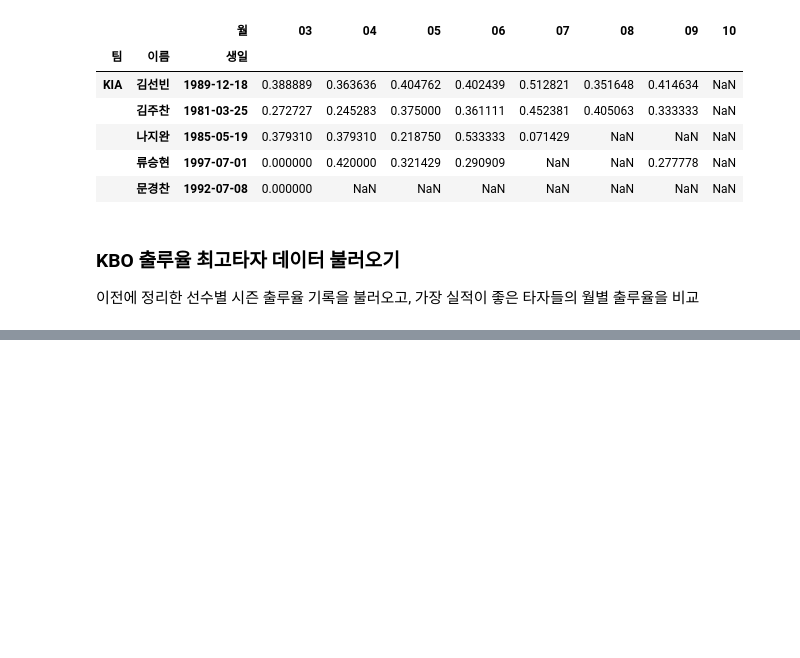
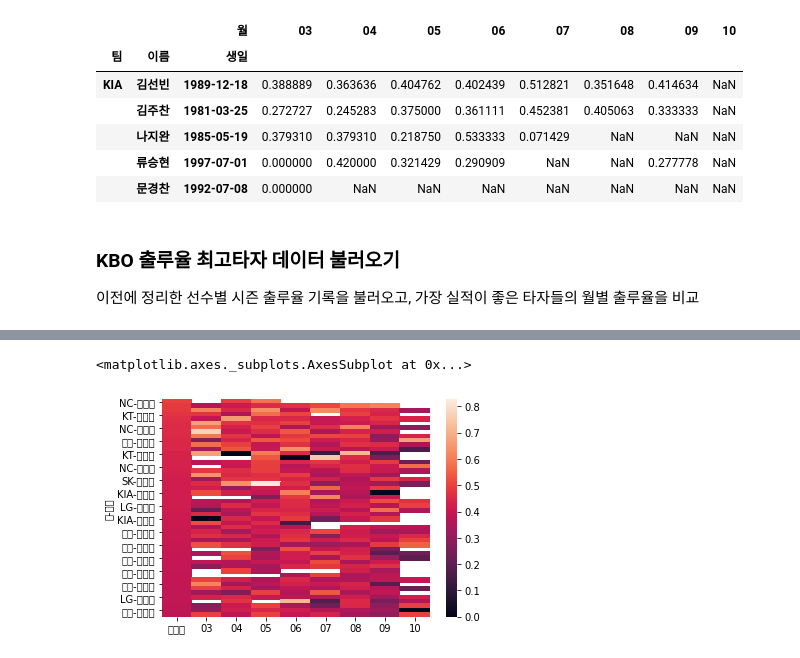
Before and after one commit to icdath95/DATA-analyst, a Jupyter notebook: 야구선수_월별_분석_1.ipynb, the cells around one changed output, grey strips where cells are left out. Saved outputs shown, nothing was run; the diff lists cells and outputs as text; code cells hidden in the pictures; blank space fills up the shorter version.

```diff
--- a/야구선수_월별_분석_1.ipynb
+++ b/야구선수_월별_분석_1.ipynb
@@ -161,0 +179,5 @@ ValueError: ignored
+# %%
+# 출루율 실적을 기준으로 정렬하고, 출루율 상위 50인의 데이터만 불러오오기
+df_sort = df.sort_values(by = '출루율', ascending = False).head(50)
+df_sort = df_sort.reset_index(drop = True)
+df_sort
@@ -161,0 +210,3 @@ ValueError: ignored
+# %%
+df_seclected = df_sort[[ '팀', '이름', '출루율', '03', '04', '05', '06', '07', '08', '09', '10']]
+df_seclected
@@ -161,0 +231,31 @@ ValueError: ignored
+# %%
+# 히트맵으로 살펴볼껀데 히트맵은 컬럼 하단의 value들이 다 수자형태여야함
+# 근데 nan는 상관없고 이경우 팀과 이름에 해당하는 것들이 문제가 됨
+# 그래서 위에 팀과 이름을 인덱스로 변경한다.
+
+df_seclected = df_seclected.set_index(['팀', '이름'])
+# %%
+# 그래프 작성 라이브러리 및 한글 폰트 지정을 위한 코드를 실행합니다.
+import matplotlib
+from matplotlib import font_manager, rc
+import platform
+import matplotlib.pyplot as plt
+import seaborn as sns
+
+# 이미지 한글 표시 설정
+if platform.system() == 'Windows':  # 윈도우인 경우 맑은고딕
+    font_name = font_manager.FontProperties(fname="c:/Windows/Fonts/malgun.ttf").get_name()
+    rc('font', family=font_name)
+else:    # Mac 인 경우 애플고딕
+    rc('font', family='AppleGothic')
+
+#그래프에서 마이너스 기호가 표시되도록 하는 설정입니다.
+matplotlib.rcParams['axes.unicode_minus'] = False
+# %%
+# 먼저 기본이 되는 히트맵 만들기
+
+import seaborn as sns
+sns.heatmap(df_seclected)
+# %% [output]
+<matplotlib.axes._subplots.AxesSubplot at 0x...>
+[figure, added]
```
Also changed, not shown: parts of 13 cells of this notebook.
